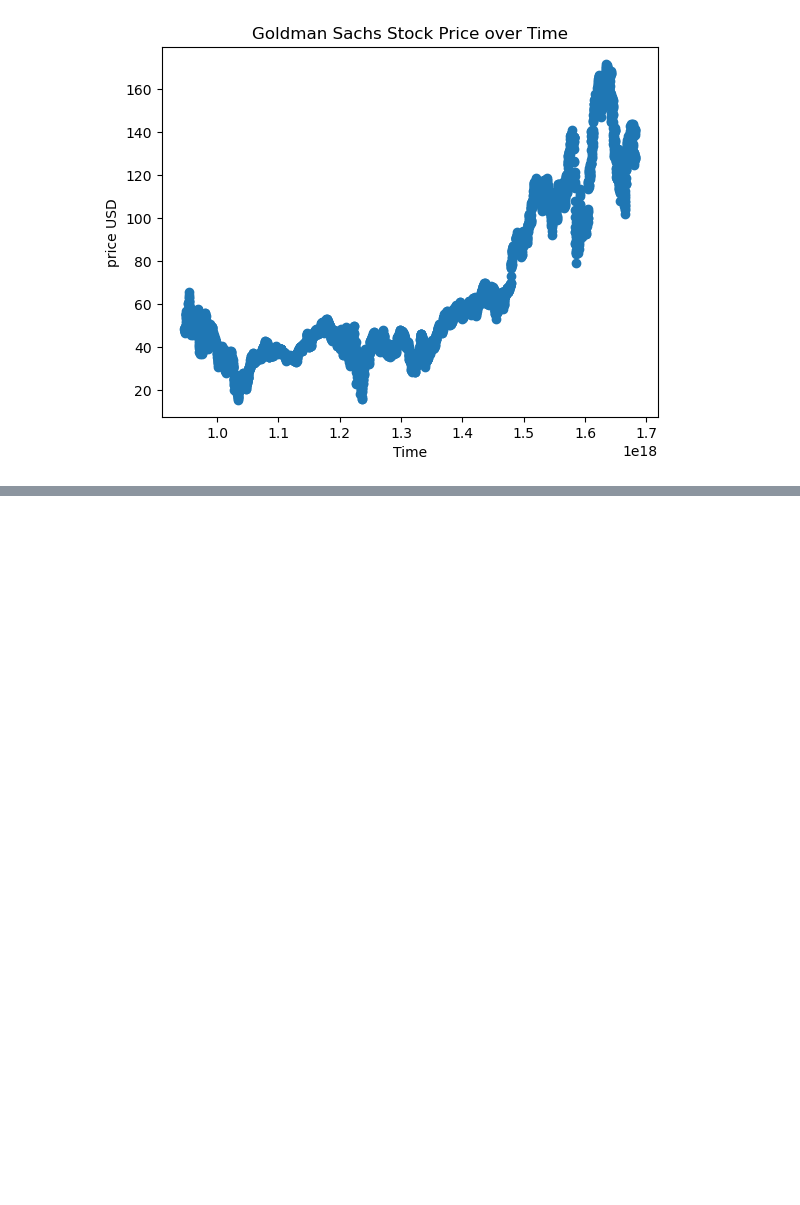
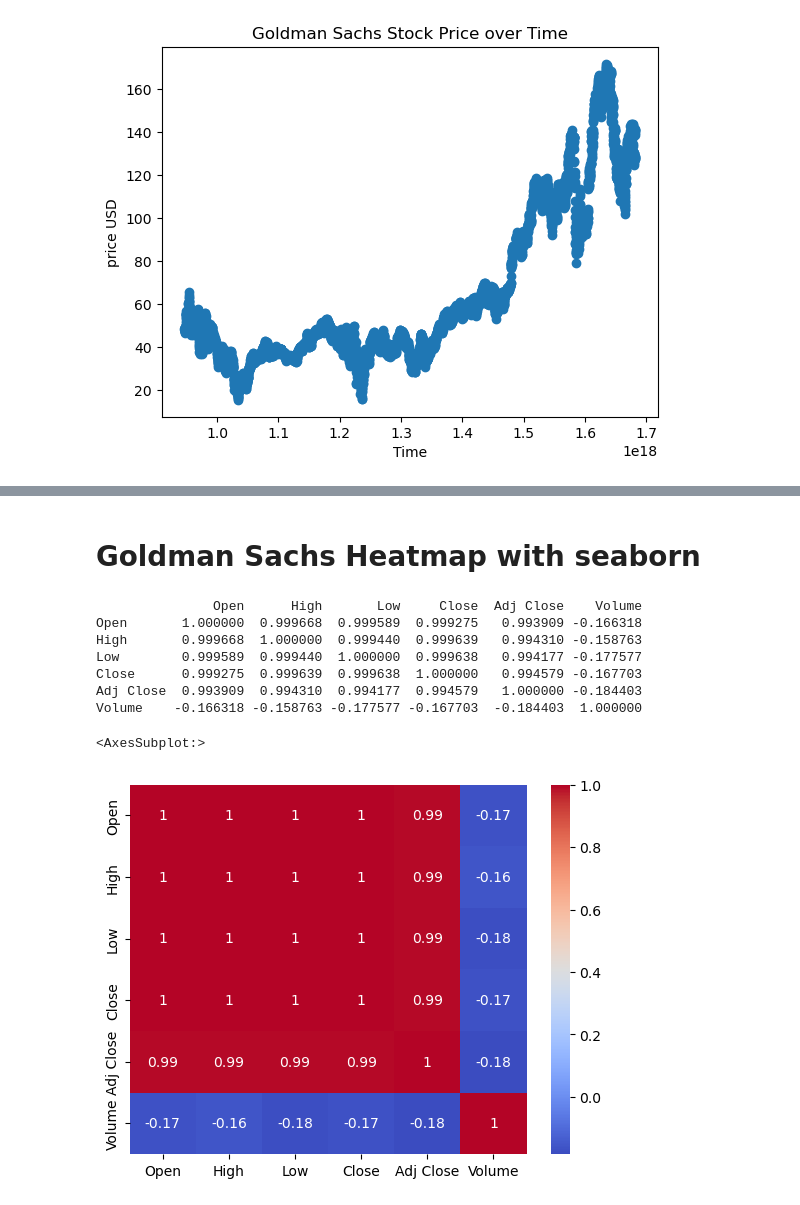
Before and after one commit to wiggapony0925/Goldman-Sachs-JPMorgan-Chase-share-prices-2000---2023-, a Jupyter notebook: goldman-sachs-jpmorgan-chase-share-prices.ipynb, the cells around one changed output, grey strips where cells are left out. Drawn from its saved outputs; the diff is of its cells as text; code cells hidden in the pictures; blank space fills up the shorter version.

```diff
--- a/goldman-sachs-jpmorgan-chase-share-prices.ipynb
+++ b/goldman-sachs-jpmorgan-chase-share-prices.ipynb
@@ -219,0 +257,19 @@ Golden Sachs stock price on 2023-01-01: 119.53708182047372 USD
+# %% [markdown]
+# Goldman Sachs Heatmap with seaborn
+# %%
+gs_corr_matrix = gs_data.corr()
+#print matrix
+print(gs_corr_matrix)
+
+#create heatmap
+sns.heatmap(gs_corr_matrix, cmap="coolwarm", annot=True)
+# %% [output]
+               Open      High       Low     Close  Adj Close    Volume
+Open       1.000000  0.999668  0.999589  0.999275   0.993909 -0.166318
+High       0.999668  1.000000  0.999440  0.999639   0.994310 -0.158763
+Low        0.999589  0.999440  1.000000  0.999638   0.994177 -0.177577
+Close      0.999275  0.999639  0.999638  1.000000   0.994579 -0.167703
+Adj Close  0.993909  0.994310  0.994177  0.994579   1.000000 -0.184403
+Volume    -0.166318 -0.158763 -0.177577 -0.167703  -0.184403  1.000000
+<AxesSubplot:>
+[figure, added]
```
Also changed, not shown: parts of 6 cells of this notebook.
